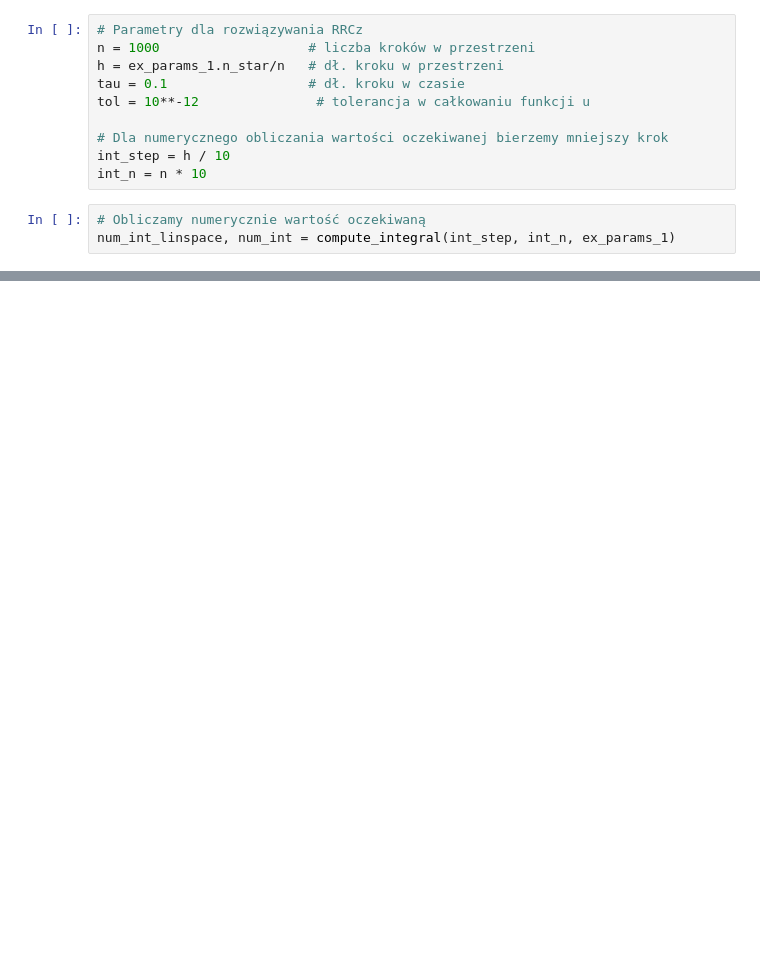
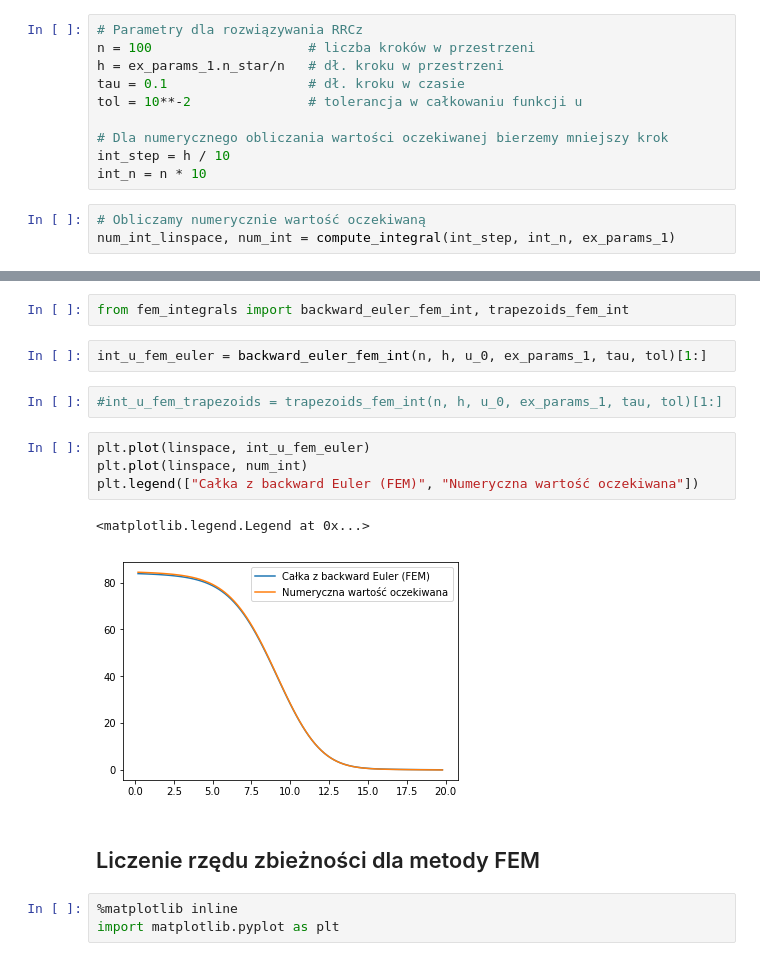
Before and after one commit to jettjaniak/advection-diffusion, a Jupyter notebook: pierwszy_notebook.ipynb, the cells around one changed output, grey strips where cells are left out. Saved outputs shown, nothing was run; the diff lists cells and outputs as text; blank space fills up the shorter version.

Commit message:
notebook update & images

```diff
--- a/pierwszy_notebook.ipynb
+++ b/pierwszy_notebook.ipynb
@@ -13,10 +13,10 @@ b = make_b(ex_params_1)
 sigma2 = make_sigma2(ex_params_1)
 # %%
 # Parametry dla rozwiązywania RRCz
-n = 1000                   # liczba kroków w przestrzeni
+n = 100                    # liczba kroków w przestrzeni
 h = ex_params_1.n_star/n   # dł. kroku w przestrzeni
 tau = 0.1                  # dł. kroku w czasie
-tol = 10**-12               # tolerancja w całkowaniu funkcji u
+tol = 10**-2               # tolerancja w całkowaniu funkcji u
 
 # Dla numerycznego obliczania wartości oczekiwanej bierzemy mniejszy krok
 int_step = h / 10
@@ -61,0 +54,18 @@ np.mean((num_int-int_u_euler)**2)
+# %%
+from fem_integrals import backward_euler_fem_int, trapezoids_fem_int
+# %%
+int_u_fem_euler = backward_euler_fem_int(n, h, u_0, ex_params_1, tau, tol)[1:]
+# %%
+#int_u_fem_trapezoids = trapezoids_fem_int(n, h, u_0, ex_params_1, tau, tol)[1:]
+# %%
+plt.plot(linspace, int_u_fem_euler)
+plt.plot(linspace, num_int)
+plt.legend(["Całka z backward Euler (FEM)", "Numeryczna wartość oczekiwana"])
+# %% [output]
+<matplotlib.legend.Legend at 0x...>
+[figure, added]
+# %% [markdown]
+## Liczenie rzędu zbieżności dla metody FEM
+# %%
+%matplotlib inline
+import matplotlib.pyplot as plt
```
Also changed, not shown: parts of 35 cells of this notebook, 3 other files.
